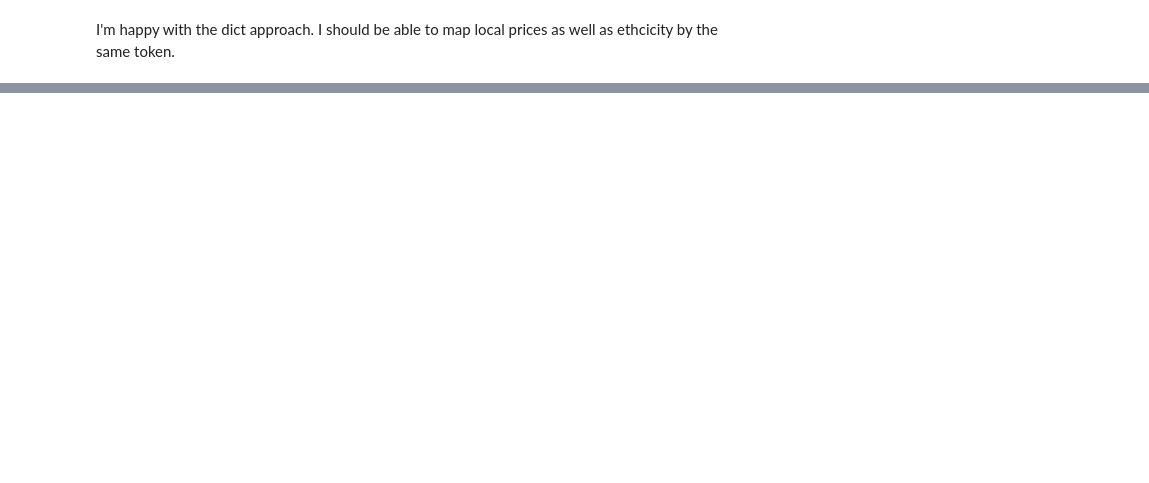
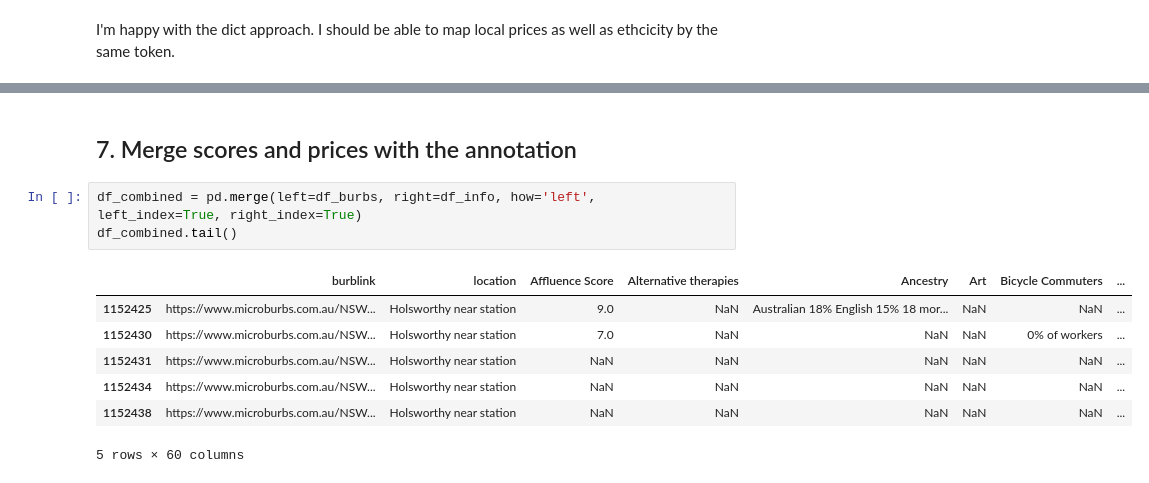
Before and after one commit to vivekbharadwaj/web_scraping, a Jupyter notebook: 00_sydney_suburb_analysis.ipynb, the cells around one changed output, grey strips where cells are left out. Cells and saved outputs as stored; diff of their text form; blank space fills up the shorter version.

```diff
--- a/00_sydney_suburb_analysis.ipynb
+++ b/00_sydney_suburb_analysis.ipynb
@@ -315,0 +216,13 @@ driver.close()
+# %% [markdown]
+## 7. Merge scores and prices with the annotation
+# %%
+df_combined = pd.merge(left=df_burbs, right=df_info, how='left', left_index=True, right_index=True)
+df_combined.tail()
+# %% [output]
+|  | burblink | location | Affluence Score | Alternative therapies | Ancestry | Art | Bicycle Commuters | ... |
+| 1152425 | https://www.microburbs.com.au/NSW... | Holsworthy near station | 9.0 | NaN | Australian 18% English 15% 18 mor... | NaN | NaN | ... |
+| 1152430 | https://www.microburbs.com.au/NSW... | Holsworthy near station | 7.0 | NaN | NaN | NaN | 0% of workers | ... |
+| 1152431 | https://www.microburbs.com.au/NSW... | Holsworthy near station | NaN | NaN | NaN | NaN | NaN | ... |
+| 1152434 | https://www.microburbs.com.au/NSW... | Holsworthy near station | NaN | NaN | NaN | NaN | NaN | ... |
+| 1152438 | https://www.microburbs.com.au/NSW... | Holsworthy near station | NaN | NaN | NaN | NaN | NaN | ... |
+5 rows × 60 columns
```
Also changed, not shown: parts of 34 cells of this notebook, 1 other file.
